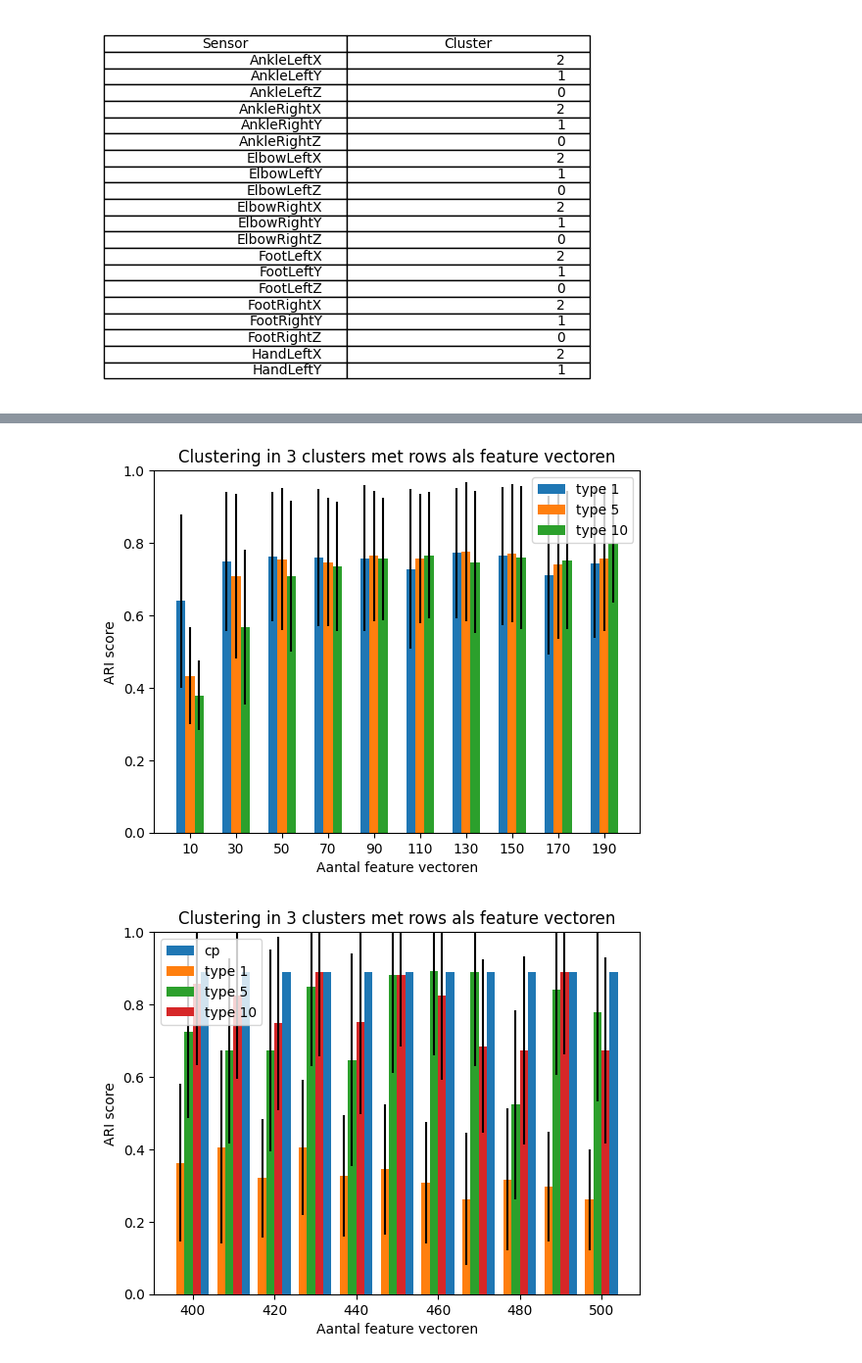
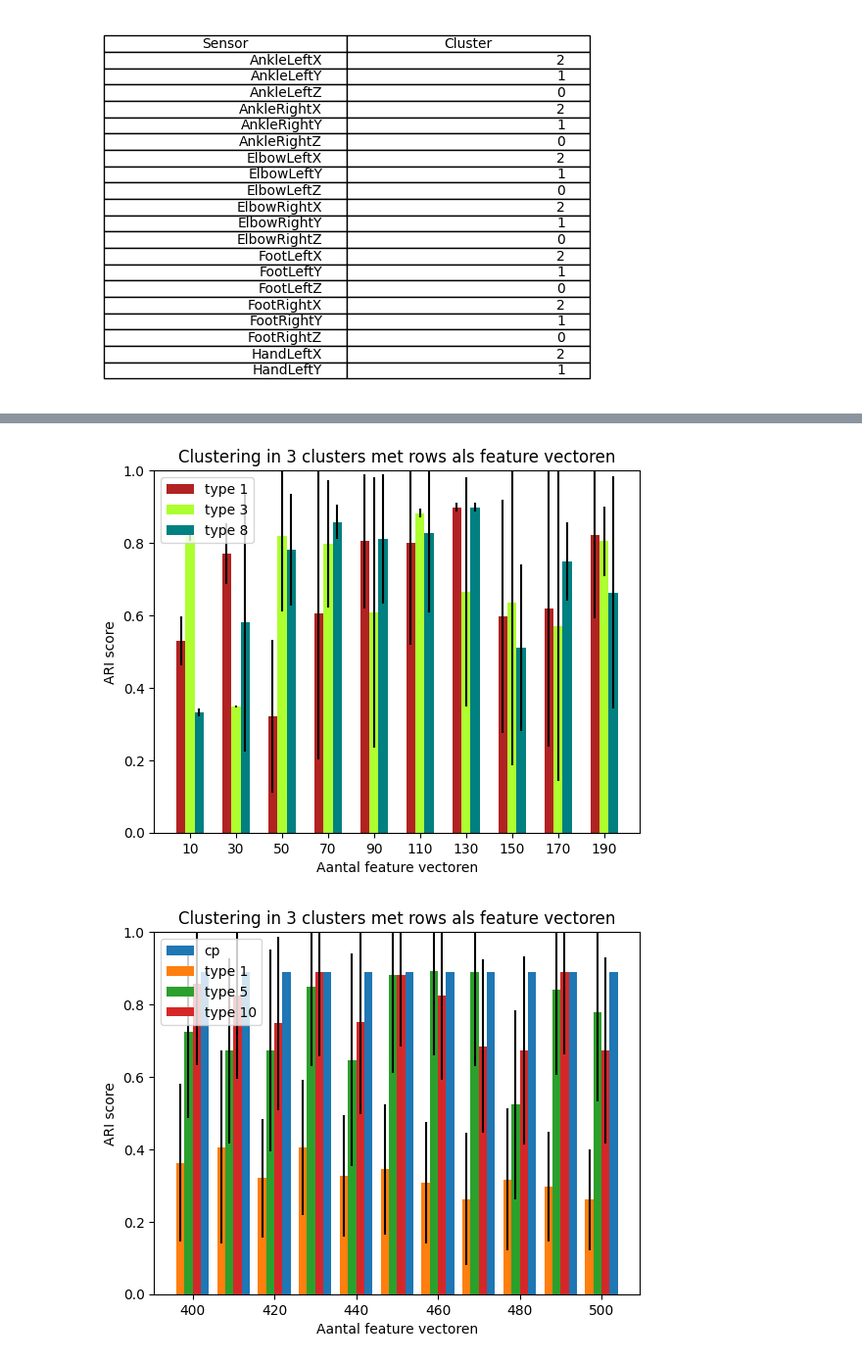
Before and after one commit to lolgameboy/TensorTimeSeriesClustering, a Jupyter notebook: scripts/notebook.ipynb, the cells around one changed output, grey strips where cells are left out. Shown at 98% size. Saved outputs shown, nothing was run; the diff lists cells and outputs as text; code cells hidden in the pictures.

Commit message:
Improved flexibilty of cluster figure generation

```diff
--- a/scripts/notebook.ipynb
+++ b/scripts/notebook.ipynb
@@ -56,8 +55,8 @@ cluster_ari([1], 3, 'tubes', 5, 20, 45, labels, 100, False, True, 10)
 # %%
 #
-cluster_ari([1,5,10], 3, 'rows', 10, 20, 200, get_overview()["exercise"], 100, False, True, 8)
+cluster_ari([1,3,8], 3, 'rows', 10, 20, 200, get_overview()["exercise"], 30, False, True, 8)
 # %% [output]
-[figure, old version]
+[figure, new version]
 # %%
 cluster_ari([1,5,10], 3, 'rows', 400, 10, 500, get_overview()["exercise"], 30, True, True, 4)
 # %% [output]
```
Also changed, not shown: parts of 1 cell of this notebook, 2 other files.
